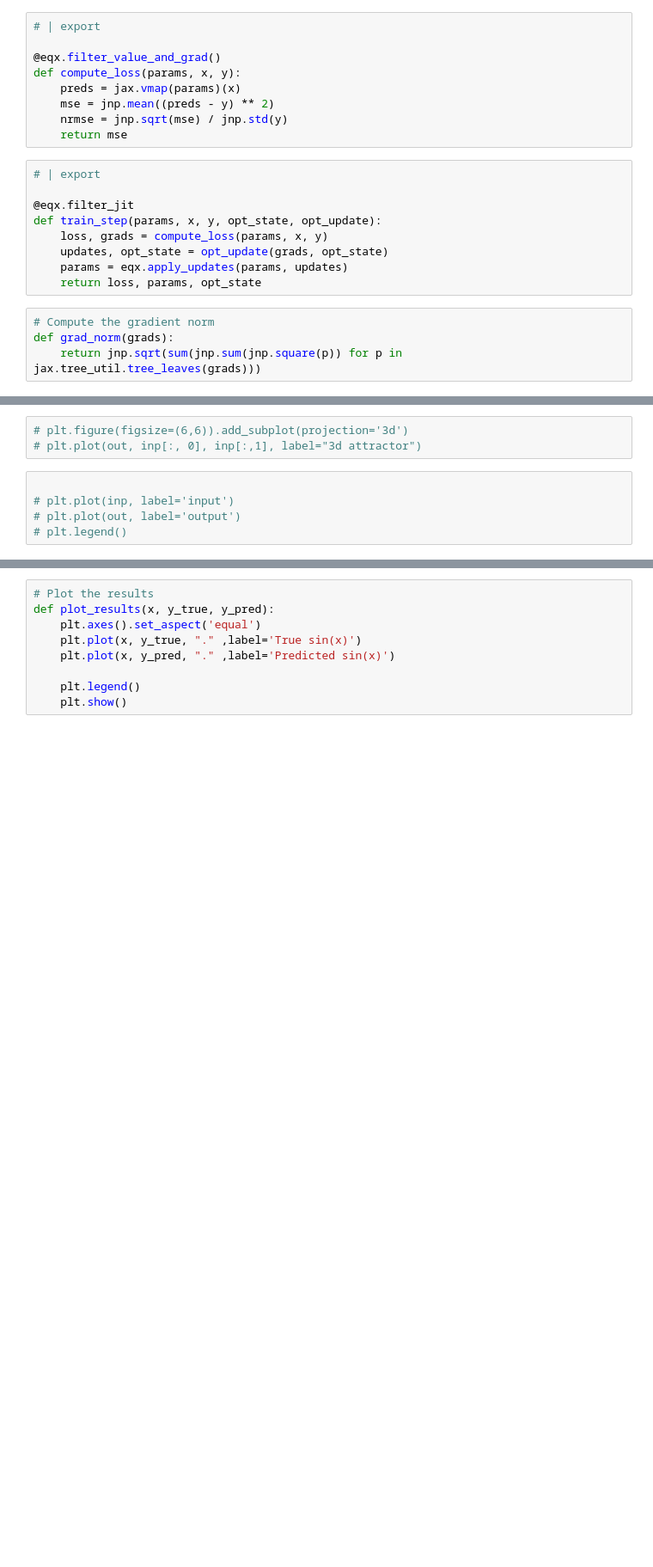
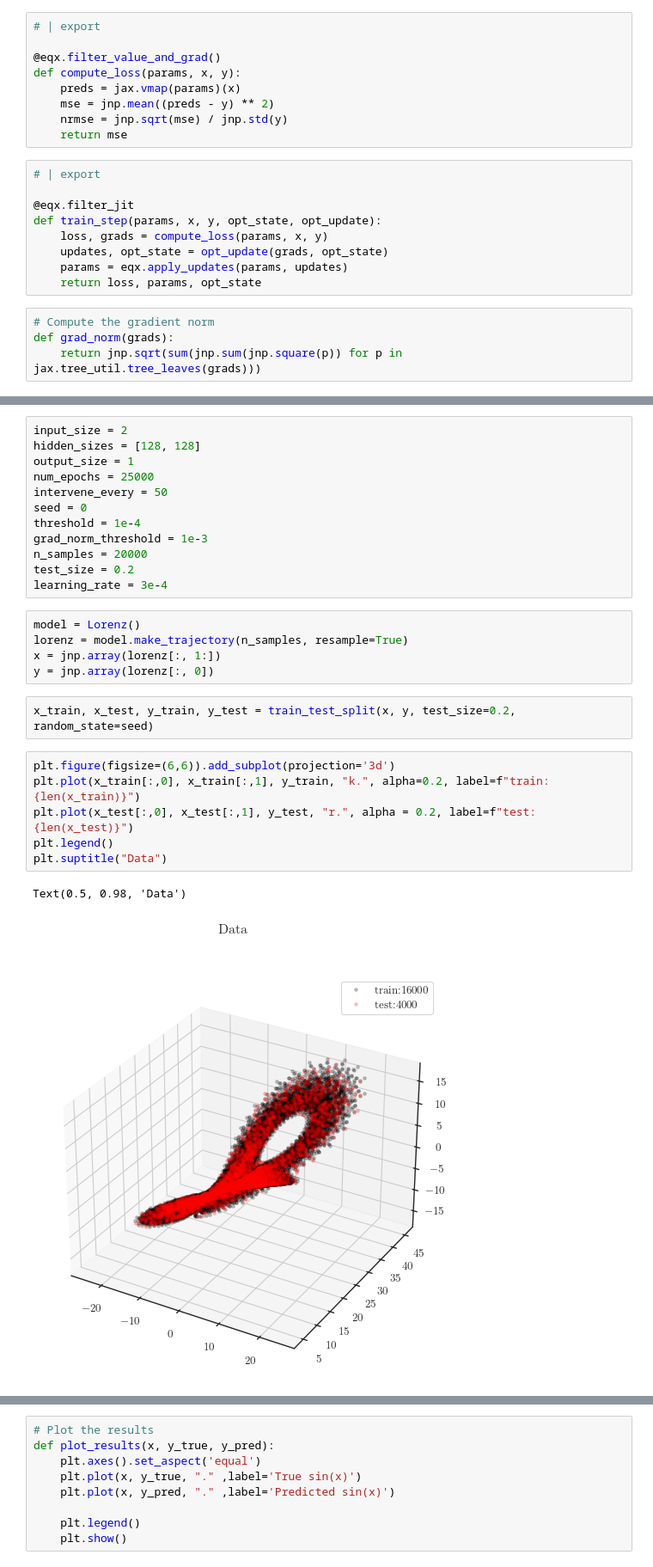
Before and after one commit to ParticularlyPythonicBS/NeuralNetworkEvolution, a Jupyter notebook: Examples/classic_mlp_sine_cos.ipynb, the cells around one changed output, grey strips where cells are left out. Shown: that part at 86% size. Cells and saved outputs as stored; diff of their text form; blank space fills up the shorter version.

```diff
--- a/Examples/classic_mlp_sine_cos.ipynb
+++ b/Examples/classic_mlp_sine_cos.ipynb
@@ -97,11 +72,31 @@ inp, out = generate_data(1000)
-# %%
-# plt.figure(figsize=(6,6)).add_subplot(projection='3d')
-# plt.plot(out, inp[:, 0], inp[:,1], label="3d attractor")
-# %%
-
-# plt.plot(inp, label='input')
-# plt.plot(out, label='output')
-# plt.legend()
+# %%
+input_size = 2
+hidden_sizes = [128, 128]
+output_size = 1
+num_epochs = 25000
+intervene_every = 50
+seed = 0
+threshold = 1e-4
+grad_norm_threshold = 1e-3
+n_samples = 20000
+test_size = 0.2
+learning_rate = 3e-4
+# %%
+model = Lorenz()
+lorenz = model.make_trajectory(n_samples, resample=True)
+x = jnp.array(lorenz[:, 1:])
+y = jnp.array(lorenz[:, 0])
+# %%
+x_train, x_test, y_train, y_test = train_test_split(x, y, test_size=0.2, random_state=seed)
+# %%
+plt.figure(figsize=(6,6)).add_subplot(projection='3d')
+plt.plot(x_train[:,0], x_train[:,1], y_train, "k.", alpha=0.2, label=f"train:{len(x_train)}")
+plt.plot(x_test[:,0], x_test[:,1], y_test, "r.", alpha = 0.2, label=f"test:{len(x_test)}")
+plt.legend()
+plt.suptitle("Data")
+# %% [output]
+Text(0.5, 0.98, 'Data')
+[figure, added]
 # %%
 # Main training function
 def train_mlp(num_epochs=1000, learning_rate=3e-4):
```
Also changed, not shown: parts of 12 cells of this notebook, 6 other files.
